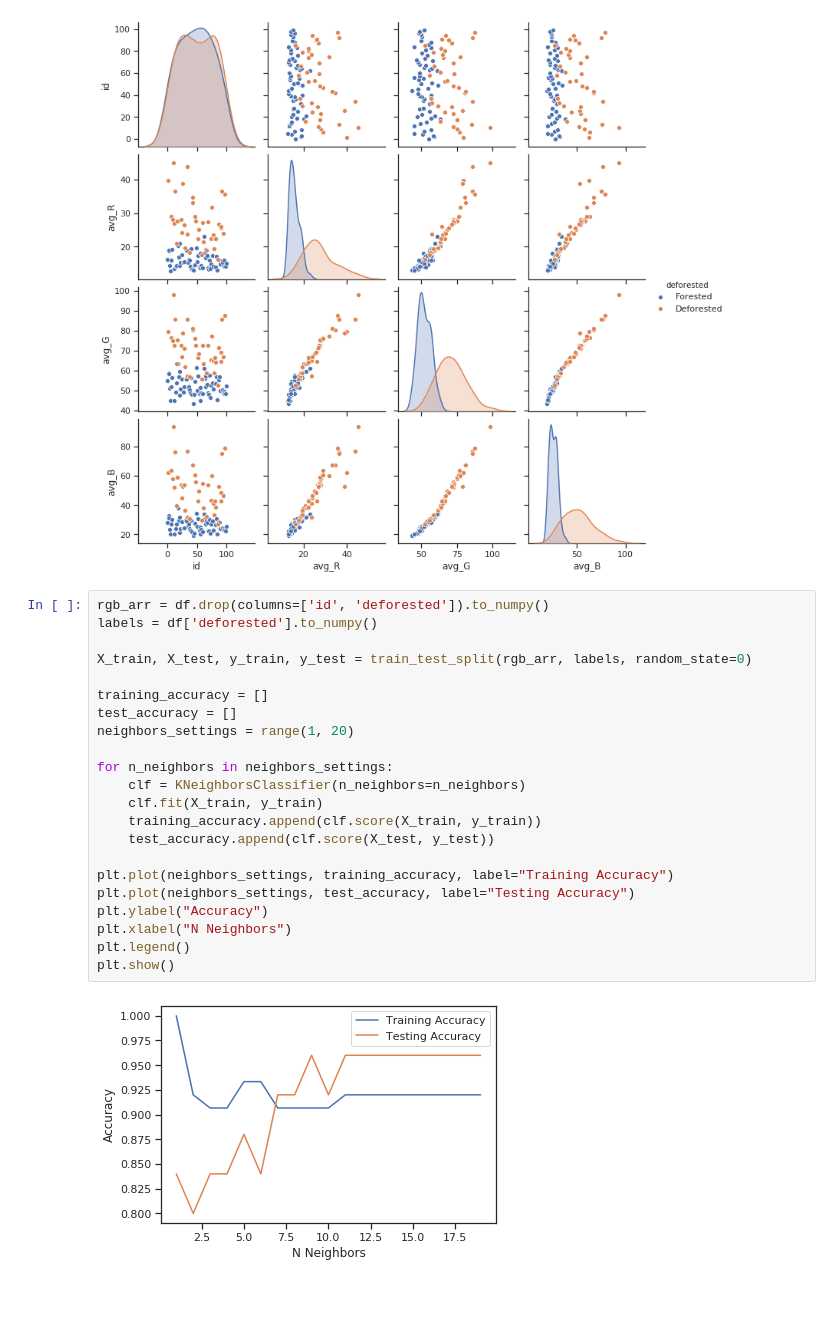
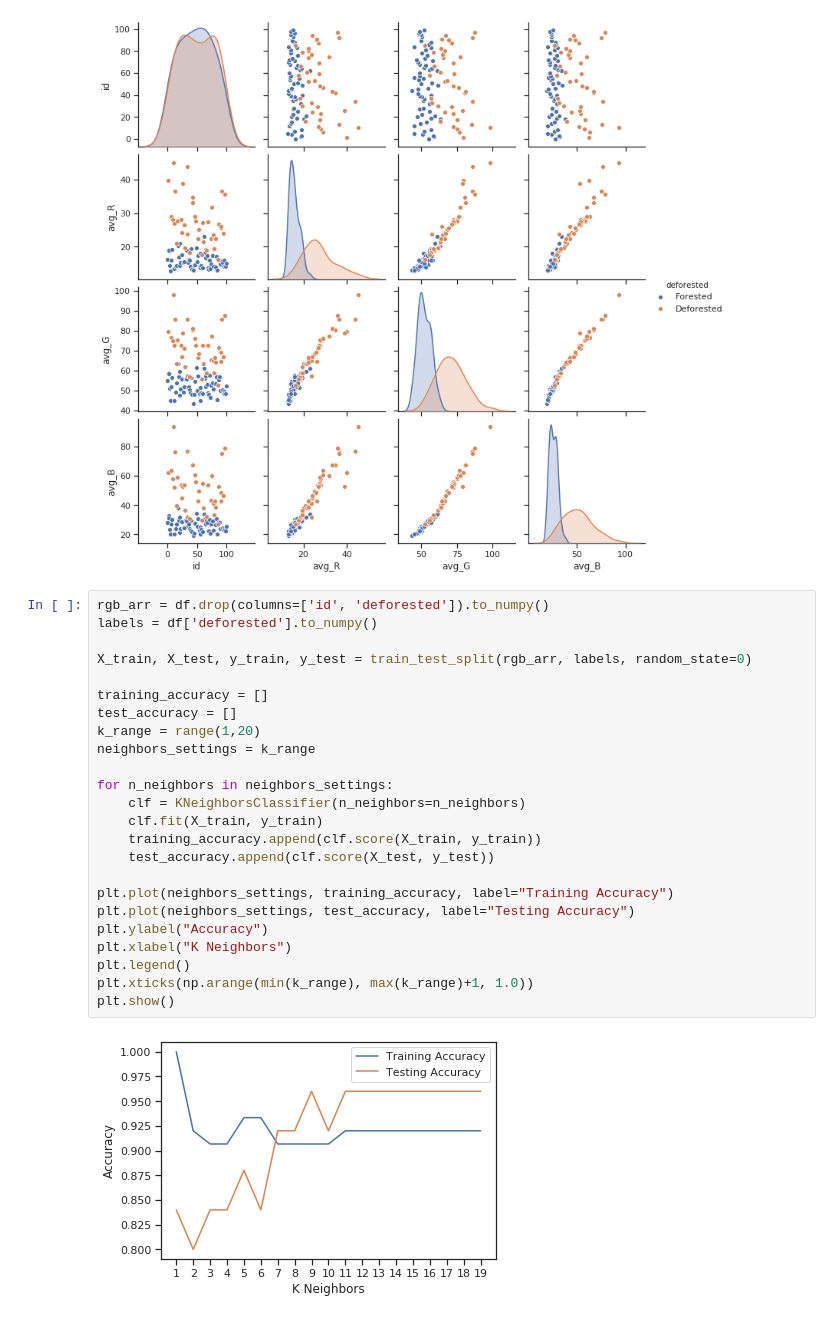
Before and after one commit to n-wes/google_earth_image_classification, a Jupyter notebook: img_analysis.ipynb, the cells around one changed output. Drawn from its saved outputs; the diff is of its cells as text.

```diff
--- a/img_analysis.ipynb
+++ b/img_analysis.ipynb
@@ -26,24 +26,26 @@ plt.show()
 # %%
 rgb_arr = df.drop(columns=['id', 'deforested']).to_numpy()
 labels = df['deforested'].to_numpy()
 
 X_train, X_test, y_train, y_test = train_test_split(rgb_arr, labels, random_state=0)
 
 training_accuracy = []
 test_accuracy = []
-neighbors_settings = range(1, 20)
+k_range = range(1,20)
+neighbors_settings = k_range
 
 for n_neighbors in neighbors_settings:
     clf = KNeighborsClassifier(n_neighbors=n_neighbors)
     clf.fit(X_train, y_train)
     training_accuracy.append(clf.score(X_train, y_train))
     test_accuracy.append(clf.score(X_test, y_test))
 
 plt.plot(neighbors_settings, training_accuracy, label="Training Accuracy")
 plt.plot(neighbors_settings, test_accuracy, label="Testing Accuracy")
 plt.ylabel("Accuracy")
-plt.xlabel("N Neighbors")
+plt.xlabel("K Neighbors")
 plt.legend()
+plt.xticks(np.arange(min(k_range), max(k_range)+1, 1.0))
 plt.show()
 # %% [output]
-[figure, old version]
+[figure, new version]
```
